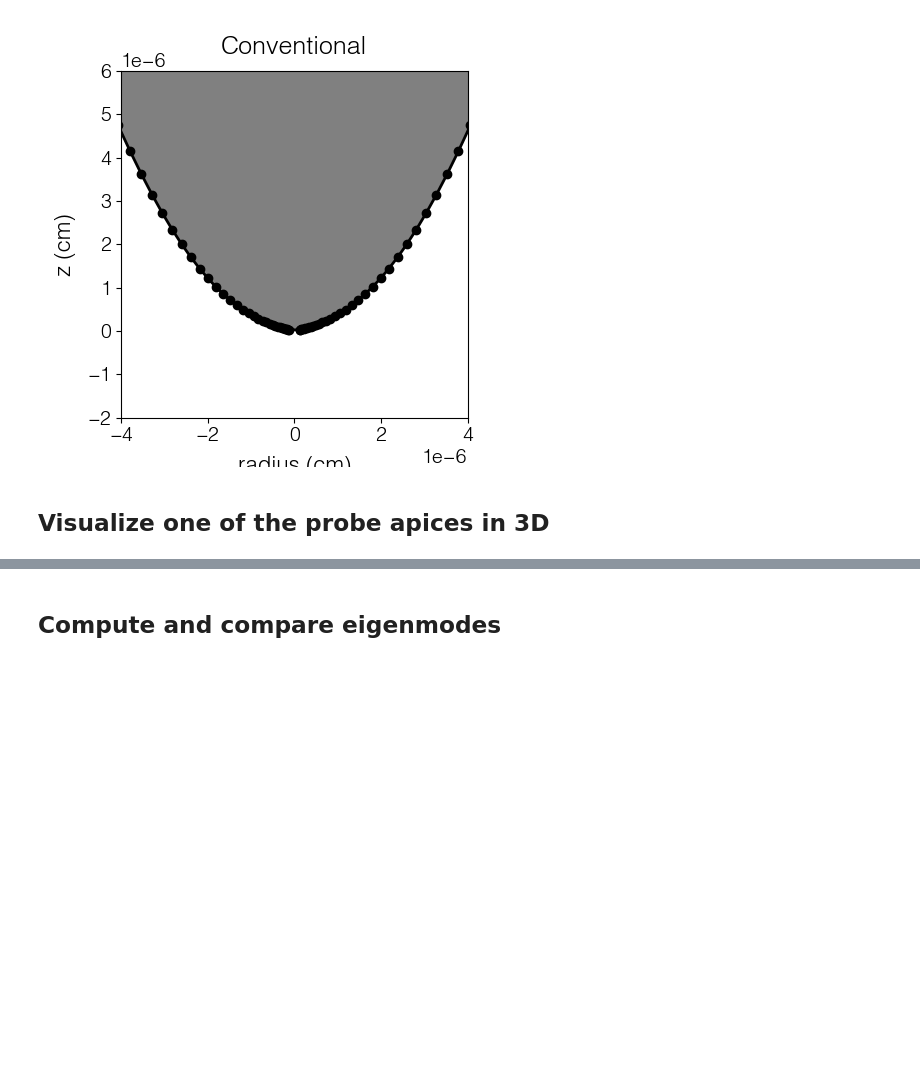
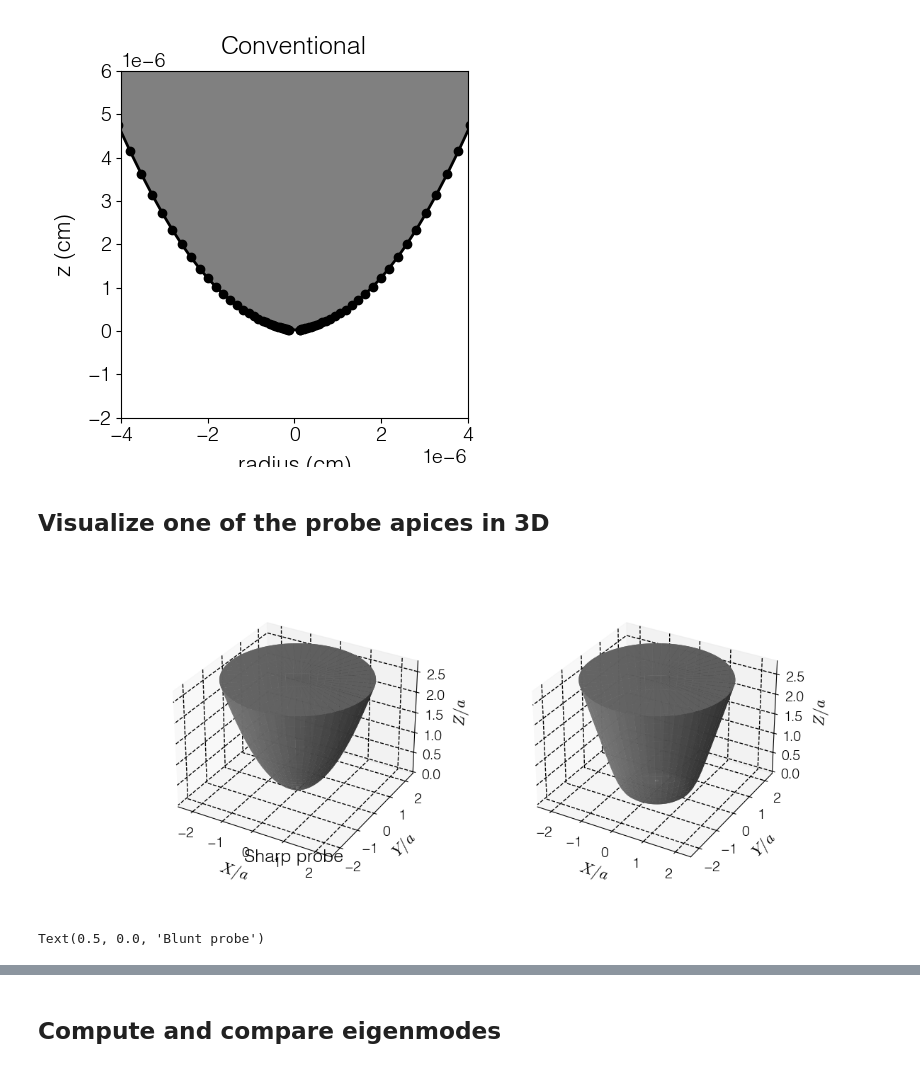
Before and after one commit to asmcleod/EigenProbe, a Jupyter notebook: Notebooks/6 - Unconventional probe geometry.ipynb, the cells around one changed output, grey strips where cells are left out. Cells and saved outputs as stored; diff of their text form; code cells hidden in the pictures; blank space fills up the shorter version.

```diff
--- a/Notebooks/6 - Unconventional probe geometry.ipynb
+++ b/Notebooks/6 - Unconventional probe geometry.ipynb
@@ -162,4 +162,64 @@ Text(0.5, 1.0, 'Conventional')
 # %%
 # switch into 3D support
 %matplotlib widget
+# %%
+fig, (ax1, ax2) = plt.subplots(1, 2, figsize=(12, 5), subplot_kw={'projection': '3d'})
+
+#--- Probe 2
+
+zs = P2.get_zs()
+rs = P2.get_radii()
+a = P2.get_a()
+
+zspan = 3*a; view=zs<zspan
+zs = zs[view]
+rs = rs[view]
+
+thetas=np.linspace(0,2*np.pi,100)[np.newaxis,:]
+stride=1
+Zs=np.append(zs[::stride],np.max(zs))
+Rs=np.append(rs[::stride],0)
+Z_3D=Zs[:,np.newaxis]
+X_3D =Rs[:,np.newaxis]*np.cos(thetas)
+Y_3D = Rs[:,np.newaxis]*np.sin(thetas)
+
+# 5. Plot using Matplotlib 3D
+ax1.plot_surface(X_3D/a, Y_3D/a, Z_3D/a, color='gray', alpha=0.9, shade=True)
+
+ax1.set_xlabel(r"$X/a$")
+ax1.set_ylabel(r"$Y/a$")
+ax1.set_zlabel(r"$Z/a$")
+
+ax1.set_title("Sharp probe", y=0)
+
+#--- Probe 1
+
+zs = P1.get_zs()
+rs = P1.get_radii()
+a = P1.get_a()
+
+zspan = 3*a; view=zs<zspan
+zs = zs[view]
+rs = rs[view]
+
+thetas=np.linspace(0,2*np.pi,100)[np.newaxis,:]
+stride=1
+Zs=np.append(zs[::stride],np.max(zs))
+Rs=np.append(rs[::stride],0)
+Z_3D=Zs[:,np.newaxis]
+X_3D =Rs[:,np.newaxis]*np.cos(thetas)
+Y_3D = Rs[:,np.newaxis]*np.sin(thetas)
+
+# 5. Plot using Matplotlib 3D
+ax2.plot_surface(X_3D/a, Y_3D/a, Z_3D/a, color='gray', alpha=0.9, shade=True)
+
+ax2.set_xlabel(r"$X/a$")
+ax2.set_ylabel(r"$Y/a$")
+ax2.set_zlabel(r"$Z/a$")
+plt.show()
+
+ax2.set_title("Blunt probe", y=0)
+# %% [output]
+[figure, added]
+Text(0.5, 0.0, 'Blunt probe')
 # %%
```
Also changed, not shown: parts of 1 cell of this notebook, 9 other files.
